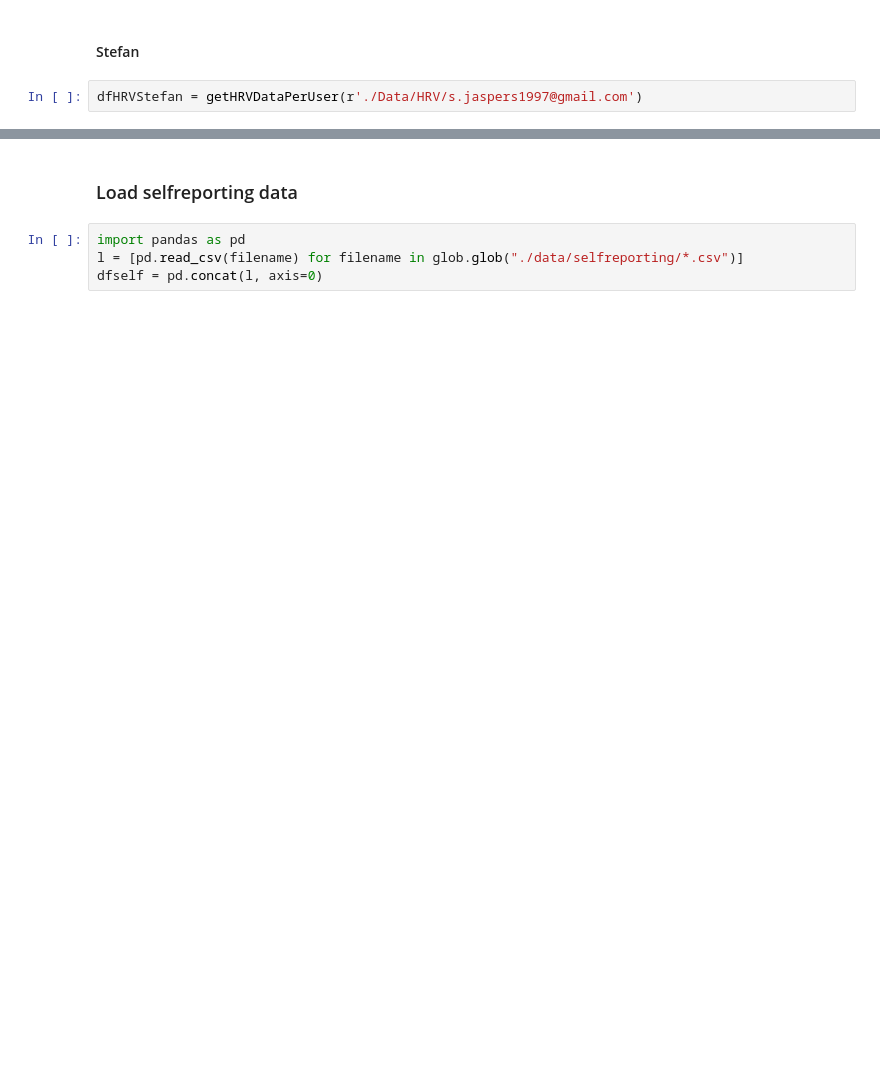
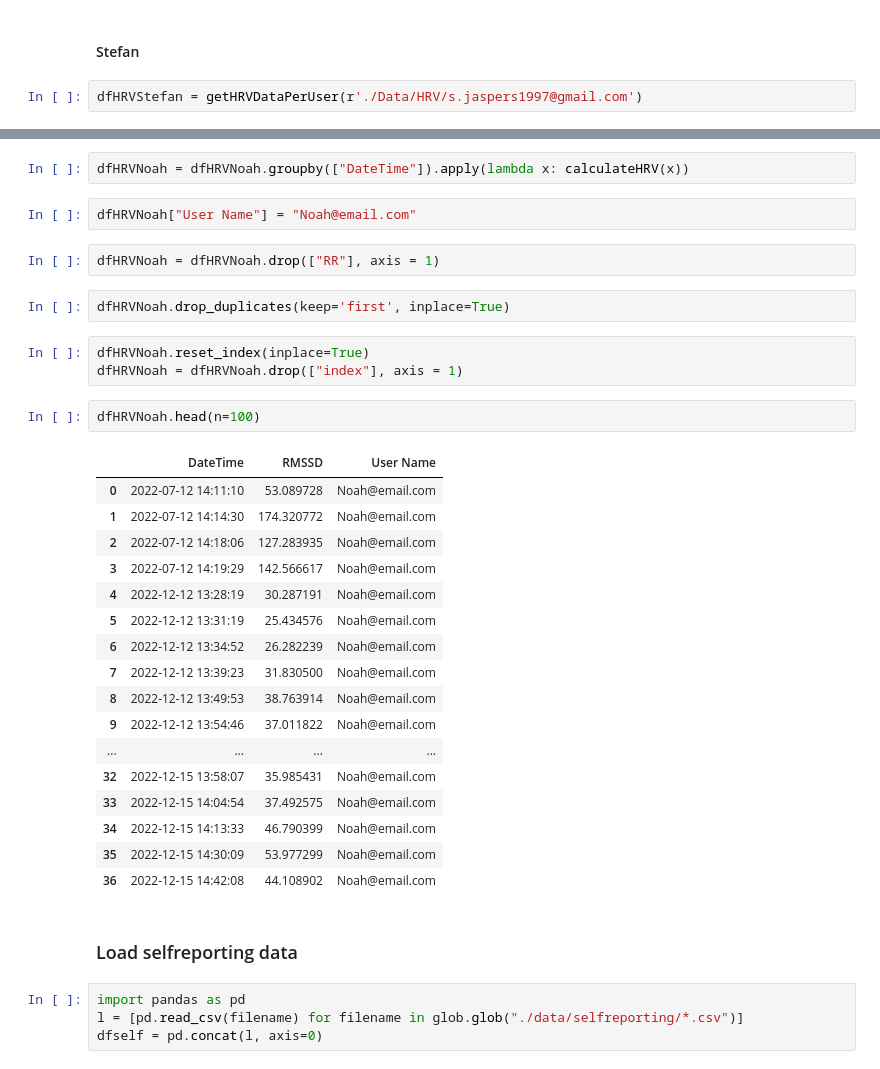
Before and after one commit to AvansETI/SmartGridAI, a Jupyter notebook: B4B Human Well-being using HRV/b4b-comfort-model/Notebook.ipynb, the cells around one changed output, grey strips where cells are left out. Cells and saved outputs as stored; diff of their text form; blank space fills up the shorter version.

```diff
--- a/B4B Human Well-being using HRV/b4b-comfort-model/Notebook.ipynb
+++ b/B4B Human Well-being using HRV/b4b-comfort-model/Notebook.ipynb
@@ -169,3 +209,34 @@ dtype: float64
+# %%
+dfHRVNoah = dfHRVNoah.groupby(["DateTime"]).apply(lambda x: calculateHRV(x))
+# %%
+dfHRVNoah["User Name"] = "Noah@email.com"
+# %%
+dfHRVNoah = dfHRVNoah.drop(["RR"], axis = 1)
+# %%
+dfHRVNoah.drop_duplicates(keep='first', inplace=True)
+# %%
+dfHRVNoah.reset_index(inplace=True)
+dfHRVNoah = dfHRVNoah.drop(["index"], axis = 1)
+# %%
+dfHRVNoah.head(n=100)
+# %% [output]
+|  | DateTime | RMSSD | User Name |
+| 0 | 2022-07-12 14:11:10 | 53.089728 | Noah@email.com |
+| 1 | 2022-07-12 14:14:30 | 174.320772 | Noah@email.com |
+| 2 | 2022-07-12 14:18:06 | 127.283935 | Noah@email.com |
+| 3 | 2022-07-12 14:19:29 | 142.566617 | Noah@email.com |
+| 4 | 2022-12-12 13:28:19 | 30.287191 | Noah@email.com |
+| 5 | 2022-12-12 13:31:19 | 25.434576 | Noah@email.com |
+| 6 | 2022-12-12 13:34:52 | 26.282239 | Noah@email.com |
+| 7 | 2022-12-12 13:39:23 | 31.830500 | Noah@email.com |
+| 8 | 2022-12-12 13:49:53 | 38.763914 | Noah@email.com |
+| 9 | 2022-12-12 13:54:46 | 37.011822 | Noah@email.com |
+| ... | ... | ... | ... |
+| 32 | 2022-12-15 13:58:07 | 35.985431 | Noah@email.com |
+| 33 | 2022-12-15 14:04:54 | 37.492575 | Noah@email.com |
+| 34 | 2022-12-15 14:13:33 | 46.790399 | Noah@email.com |
+| 35 | 2022-12-15 14:30:09 | 53.977299 | Noah@email.com |
+| 36 | 2022-12-15 14:42:08 | 44.108902 | Noah@email.com |
 # %% [markdown]
 ### Load selfreporting data
 # %%
```
Also changed, not shown: parts of 30 cells of this notebook, 37 other files.
